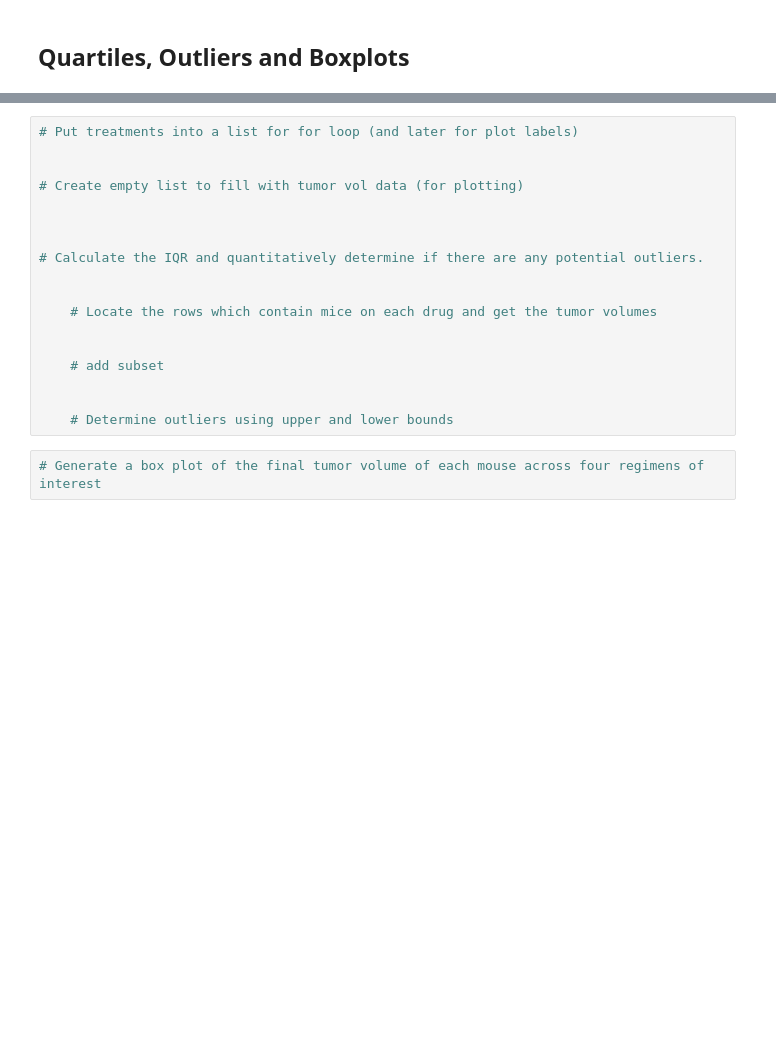
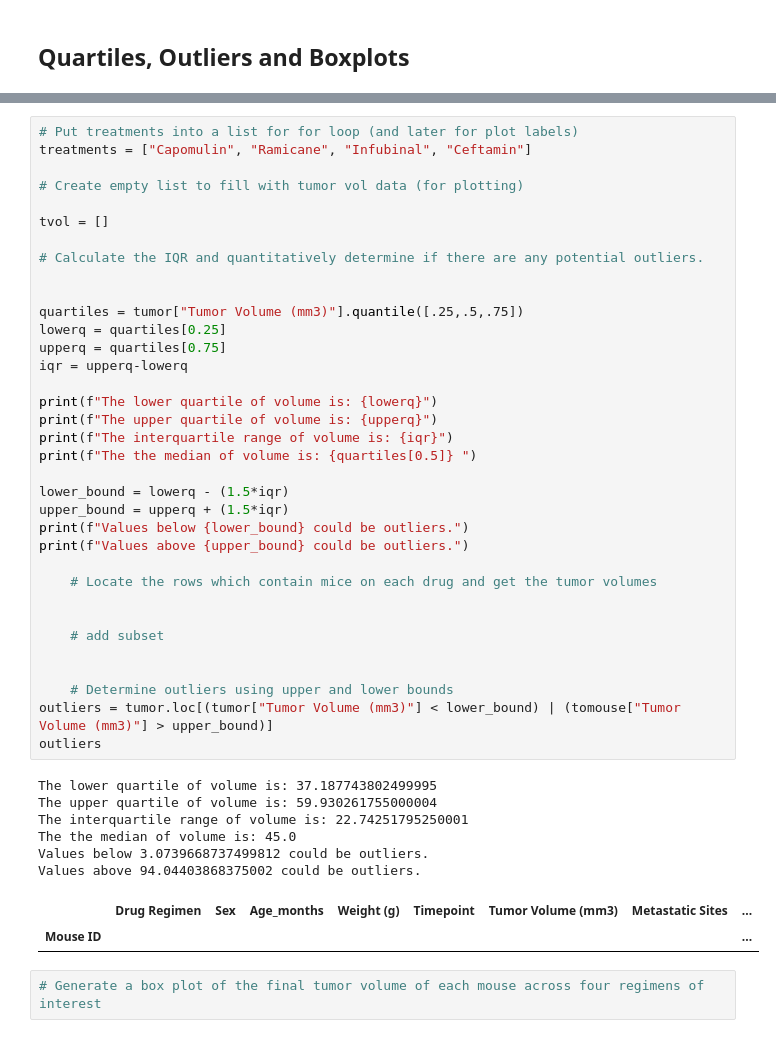
Before and after one commit to RonaldClarke/databootcamp_homework, a Jupyter notebook: Matplotlib Challenge/pymaceuticals_starter.ipynb, the cells around one changed output, grey strips where cells are left out. Cells and saved outputs as stored; diff of their text form; blank space fills up the shorter version.

```diff
--- a/Matplotlib Challenge/pymaceuticals_starter.ipynb
+++ b/Matplotlib Challenge/pymaceuticals_starter.ipynb
@@ -223,21 +224,47 @@ Name: Tumor Volume (mm3), Length: 100, dtype: float64
 # %%
 # Put treatments into a list for for loop (and later for plot labels)
-
+treatments = ["Capomulin", "Ramicane", "Infubinal", "Ceftamin"]
 
 # Create empty list to fill with tumor vol data (for plotting)
 
-
+tvol = []
 
 # Calculate the IQR and quantitatively determine if there are any potential outliers.
 
+
+quartiles = tumor["Tumor Volume (mm3)"].quantile([.25,.5,.75])
+lowerq = quartiles[0.25]
+upperq = quartiles[0.75]
+iqr = upperq-lowerq
+
+print(f"The lower quartile of volume is: {lowerq}")
+print(f"The upper quartile of volume is: {upperq}")
+print(f"The interquartile range of volume is: {iqr}")
+print(f"The the median of volume is: {quartiles[0.5]} ")
+
+lower_bound = lowerq - (1.5*iqr)
+upper_bound = upperq + (1.5*iqr)
+print(f"Values below {lower_bound} could be outliers.")
+print(f"Values above {upper_bound} could be outliers.")
 
     # Locate the rows which contain mice on each drug and get the tumor volumes
 
 
     # add subset
 
 
     # Determine outliers using upper and lower bounds
+outliers = tumor.loc[(tumor["Tumor Volume (mm3)"] < lower_bound) | (tomouse["Tumor Volume (mm3)"] > upper_bound)]
+outliers
+# %% [output]
+The lower quartile of volume is: 37.187743802499995
+The upper quartile of volume is: 59.930261755000004
+The interquartile range of volume is: 22.74251795250001
+The the median of volume is: 45.0
+Values below 3.0739668737499812 could be outliers.
+Values above 94.04403868375002 could be outliers.
+|  | Drug Regimen | Sex | Age_months | Weight (g) | Timepoint | Tumor Volume (mm3) | Metastatic Sites | ... |
+| Mouse ID |  |  |  |  |  |  |  | ... |
 # %%
 # Generate a box plot of the final tumor volume of each mouse across four regimens of interest
 # %% [markdown]
```
Also changed, not shown: parts of 1 cell of this notebook.
